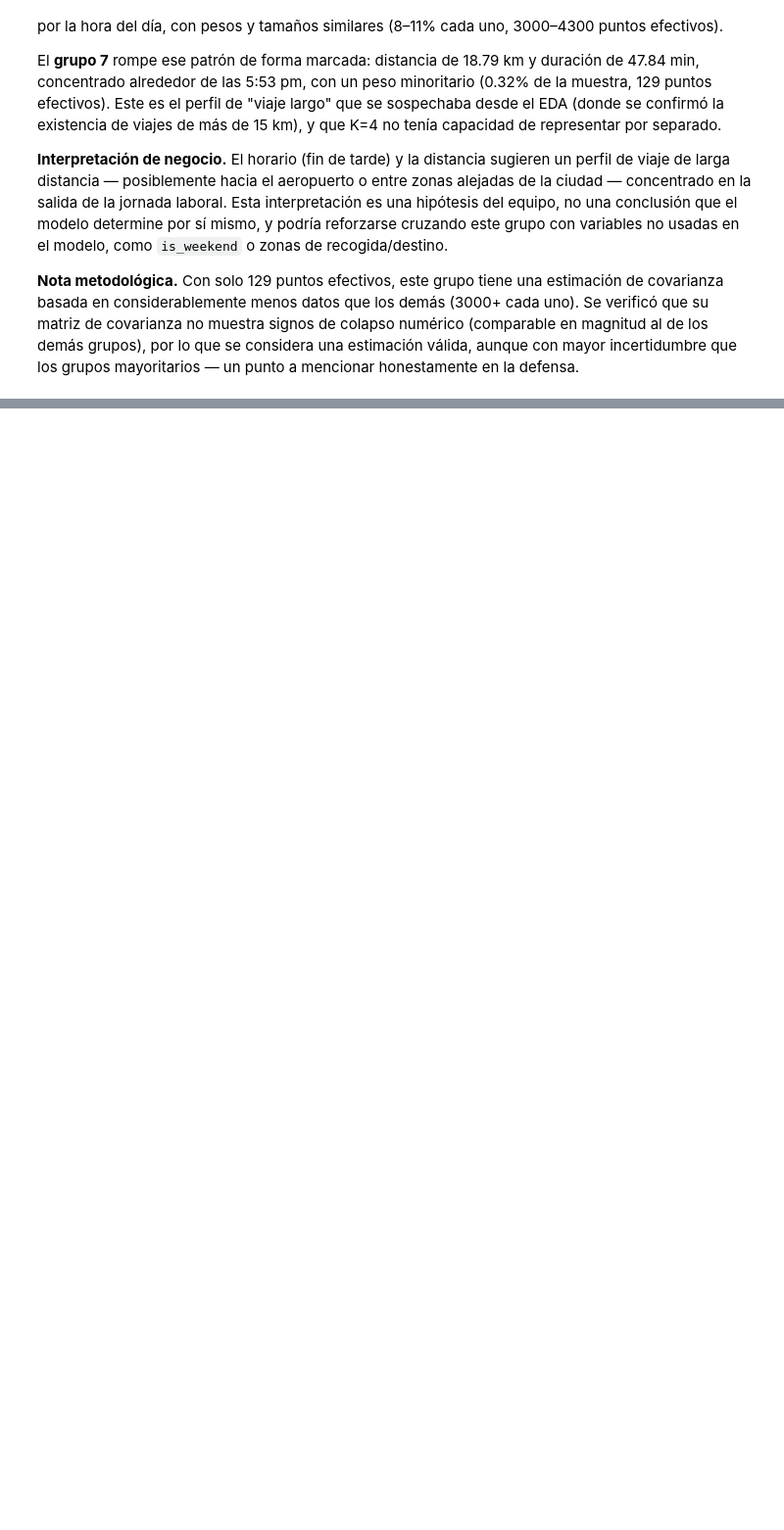
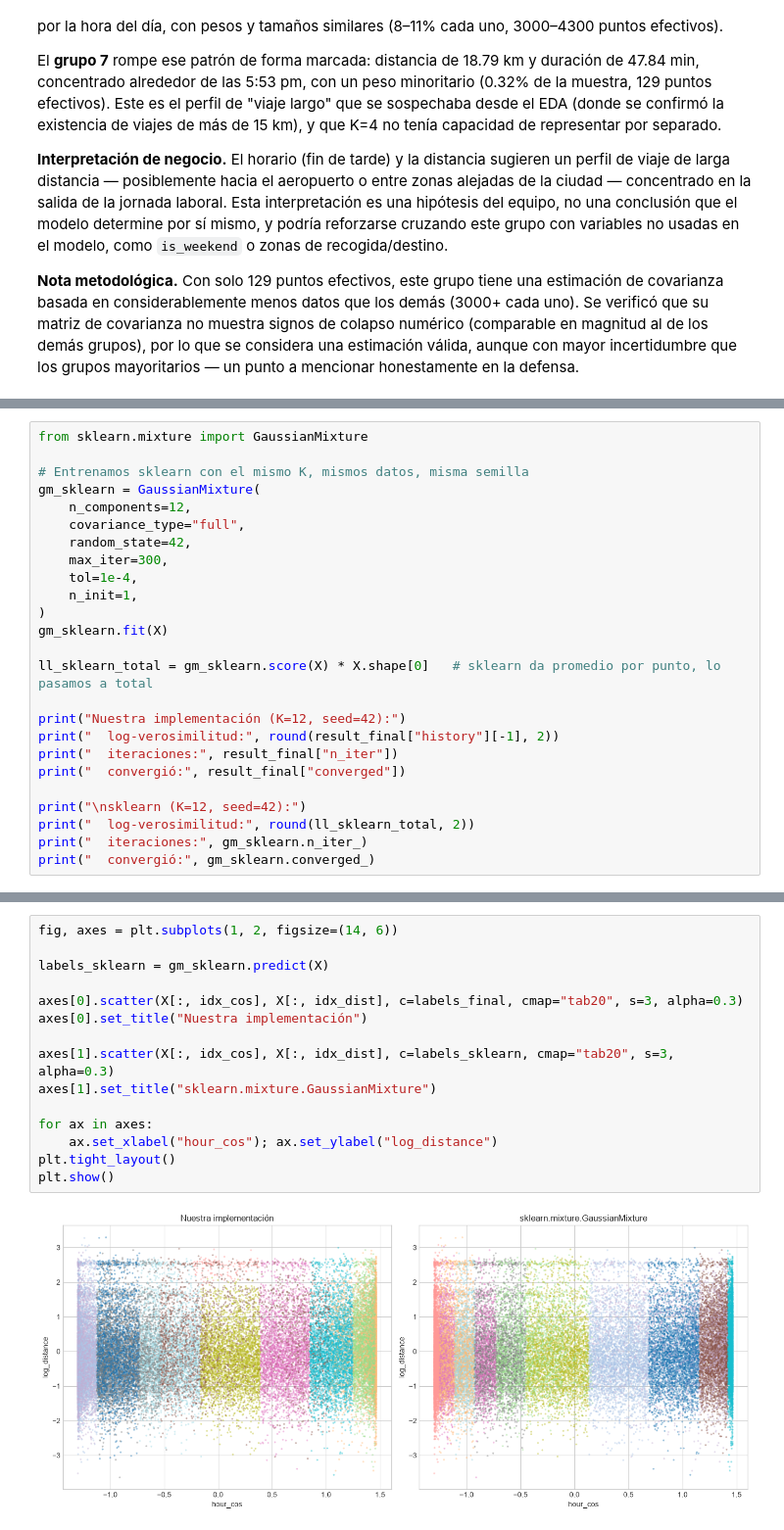
Before and after one commit to diegodich/Nyc-Taxi-Trip-Duration, a Jupyter notebook: notebooks/03_gmm_em.ipynb, the cells around one changed output, grey strips where cells are left out. Shown at 98% size. Saved outputs shown, nothing was run; the diff lists cells and outputs as text; blank space fills up the shorter version.

```diff
--- a/notebooks/03_gmm_em.ipynb
+++ b/notebooks/03_gmm_em.ipynb
@@ -734,0 +907,25 @@ El **grupo 7** rompe ese patrón de forma marcada: distancia de 18.79 km y durac
+# %%
+from sklearn.mixture import GaussianMixture
+
+# Entrenamos sklearn con el mismo K, mismos datos, misma semilla
+gm_sklearn = GaussianMixture(
+    n_components=12,
+    covariance_type="full",
+    random_state=42,
+    max_iter=300,
+    tol=1e-4,
+    n_init=1,
+)
+gm_sklearn.fit(X)
+
+ll_sklearn_total = gm_sklearn.score(X) * X.shape[0]   # sklearn da promedio por punto, lo pasamos a total
+
+print("Nuestra implementación (K=12, seed=42):")
+print("  log-verosimilitud:", round(result_final["history"][-1], 2))
+print("  iteraciones:", result_final["n_iter"])
+print("  convergió:", result_final["converged"])
+
+print("\nsklearn (K=12, seed=42):")
+print("  log-verosimilitud:", round(ll_sklearn_total, 2))
+print("  iteraciones:", gm_sklearn.n_iter_)
+print("  convergió:", gm_sklearn.converged_)
@@ -734,0 +968,17 @@ El **grupo 7** rompe ese patrón de forma marcada: distancia de 18.79 km y durac
+# %%
+fig, axes = plt.subplots(1, 2, figsize=(14, 6))
+
+labels_sklearn = gm_sklearn.predict(X)
+
+axes[0].scatter(X[:, idx_cos], X[:, idx_dist], c=labels_final, cmap="tab20", s=3, alpha=0.3)
+axes[0].set_title("Nuestra implementación")
+
+axes[1].scatter(X[:, idx_cos], X[:, idx_dist], c=labels_sklearn, cmap="tab20", s=3, alpha=0.3)
+axes[1].set_title("sklearn.mixture.GaussianMixture")
+
+for ax in axes:
+    ax.set_xlabel("hour_cos"); ax.set_ylabel("log_distance")
+plt.tight_layout()
+plt.show()
+# %% [output]
+[figure, added]
```
Also changed, not shown: parts of 15 cells of this notebook.
